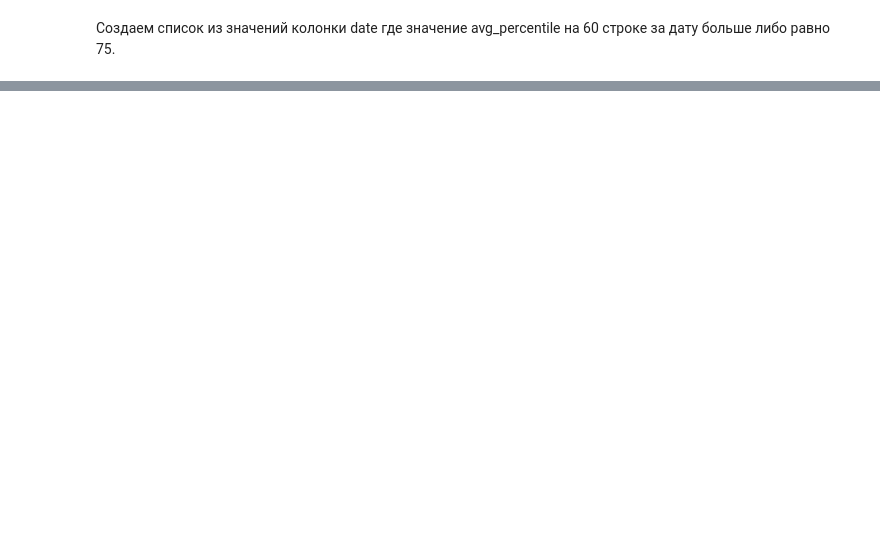
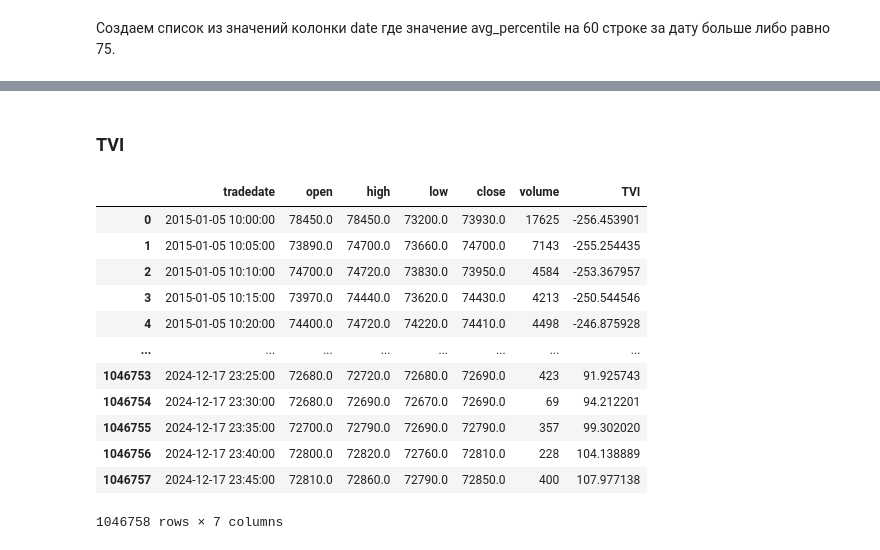
Before and after one commit to Alkor135/pj4_volatile_day_volumes, a Jupyter notebook: data_prepare.ipynb, the cells around one changed output, grey strips where cells are left out. Cells and saved outputs as stored; diff of their text form; code cells hidden in the pictures; blank space fills up the shorter version.

```diff
--- a/data_prepare.ipynb
+++ b/data_prepare.ipynb
@@ -152,0 +177,71 @@ print(len(dates_list) / unique_values)
+# %% [markdown]
+### TVI
+# %%
+def calculate_ema(series, period):
+    """
+    Вычисляет экспоненциальное скользящее среднее (EMA) для указанного ряда данных.
+    """
+    return series.ewm(span=period, adjust=False).mean()
+
+def add_tvi_column(df, r=12, s=12, u=5, point=0.0001):
+    """
+    Добавляет колонку TVI в DataFrame.
+
+    :param df: DataFrame с колонками ['open', 'close', 'volume']
+    :param r: Период для EMA для UpTicks и DownTicks
+    :param s: Период для второго EMA
+    :param u: Период для EMA на TVI_calculate
+    :param point: Минимальное изменение цены (параметр MyPoint в MQL4)
+    :return: DataFrame с добавленной колонкой 'TVI'
+    """
+    # Проверяем, что необходимые колонки существуют
+    required_columns = ['open', 'close', 'volume']
+    for col in required_columns:
+        if col not in df.columns:
+            raise ValueError(f"DataFrame должен содержать колонку '{col}'")
+
+    # Вычисляем UpTicks и DownTicks
+    df['UpTicks'] = (df['volume'] + (df['close'] - df['open']) / point) / 2
+    df['DownTicks'] = df['volume'] - df['UpTicks']
+
+    # EMA для UpTicks и DownTicks
+    df['EMA_UpTicks'] = calculate_ema(df['UpTicks'], r)
+    df['EMA_DownTicks'] = calculate_ema(df['DownTicks'], r)
+
+    # Второе EMA для UpTicks и DownTicks
+    df['DEMA_UpTicks'] = calculate_ema(df['EMA_UpTicks'], s)
+    df['DEMA_DownTicks'] = calculate_ema(df['EMA_DownTicks'], s)
+
+    # Расчет TVI_calculate
+    df['TVI_calculate'] = 100.0 * (df['DEMA_UpTicks'] - df['DEMA_DownTicks']) / (
+        df['DEMA_UpTicks'] + df['DEMA_DownTicks']
+    )
+
+    # EMA на TVI_calculate
+    df['TVI'] = calculate_ema(df['TVI_calculate'], u)
+
+    # Удаляем промежуточные колонки, если они не нужны
+    df.drop(columns=['UpTicks', 'DownTicks', 'EMA_UpTicks', 'EMA_DownTicks',
+                     'DEMA_UpTicks', 'DEMA_DownTicks', 'TVI_calculate'], inplace=True)
+
+    return df
+
+# Добавляем колонку TVI
+df_m5 = add_tvi_column(df_m5, r=12, s=12, u=5, point=0.1)
+
+# Результат
+df_m5
+# %% [output]
+|  | tradedate | open | high | low | close | volume | TVI |
+| 0 | 2015-01-05 10:00:00 | 78450.0 | 78450.0 | 73200.0 | 73930.0 | 17625 | -256.453901 |
+| 1 | 2015-01-05 10:05:00 | 73890.0 | 74700.0 | 73660.0 | 74700.0 | 7143 | -255.254435 |
+| 2 | 2015-01-05 10:10:00 | 74700.0 | 74720.0 | 73830.0 | 73950.0 | 4584 | -253.367957 |
+| 3 | 2015-01-05 10:15:00 | 73970.0 | 74440.0 | 73620.0 | 74430.0 | 4213 | -250.544546 |
+| 4 | 2015-01-05 10:20:00 | 74400.0 | 74720.0 | 74220.0 | 74410.0 | 4498 | -246.875928 |
+| ... | ... | ... | ... | ... | ... | ... | ... |
+| 1046753 | 2024-12-17 23:25:00 | 72680.0 | 72720.0 | 72680.0 | 72690.0 | 423 | 91.925743 |
+| 1046754 | 2024-12-17 23:30:00 | 72680.0 | 72690.0 | 72670.0 | 72690.0 | 69 | 94.212201 |
+| 1046755 | 2024-12-17 23:35:00 | 72700.0 | 72790.0 | 72690.0 | 72790.0 | 357 | 99.302020 |
+| 1046756 | 2024-12-17 23:40:00 | 72800.0 | 72820.0 | 72760.0 | 72810.0 | 228 | 104.138889 |
+| 1046757 | 2024-12-17 23:45:00 | 72810.0 | 72860.0 | 72790.0 | 72850.0 | 400 | 107.977138 |
+1046758 rows × 7 columns
```
Also changed, not shown: parts of 13 cells of this notebook.
